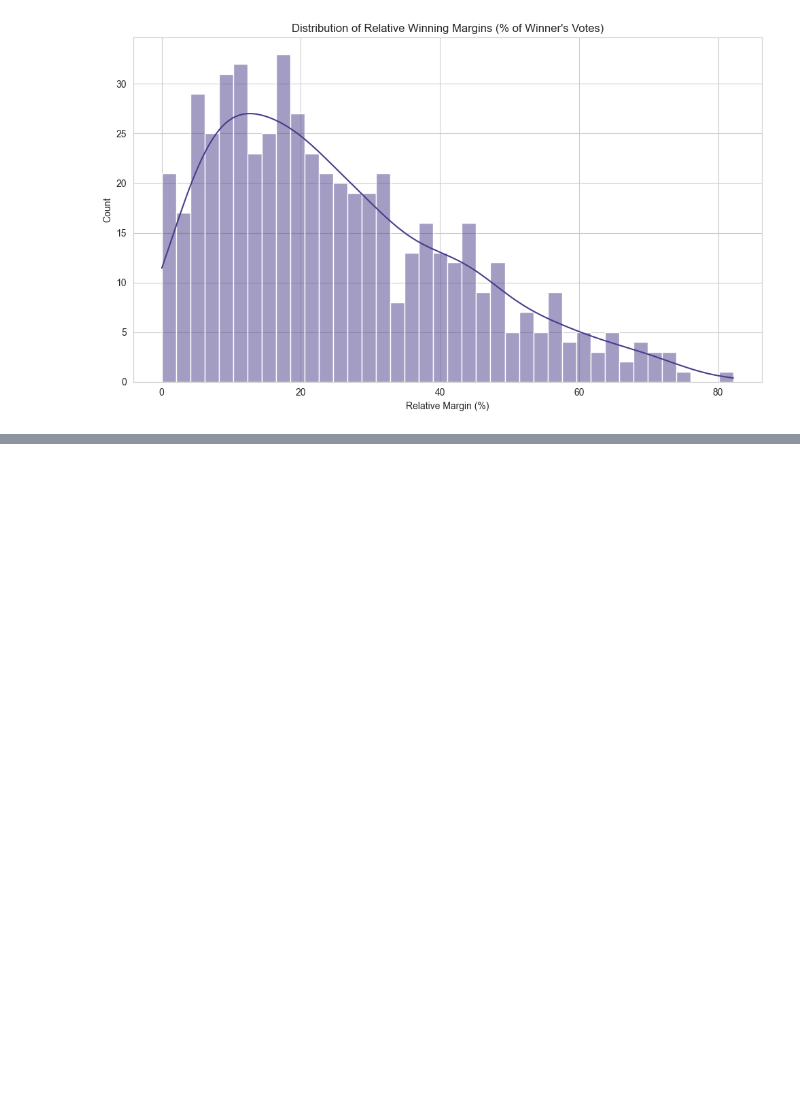
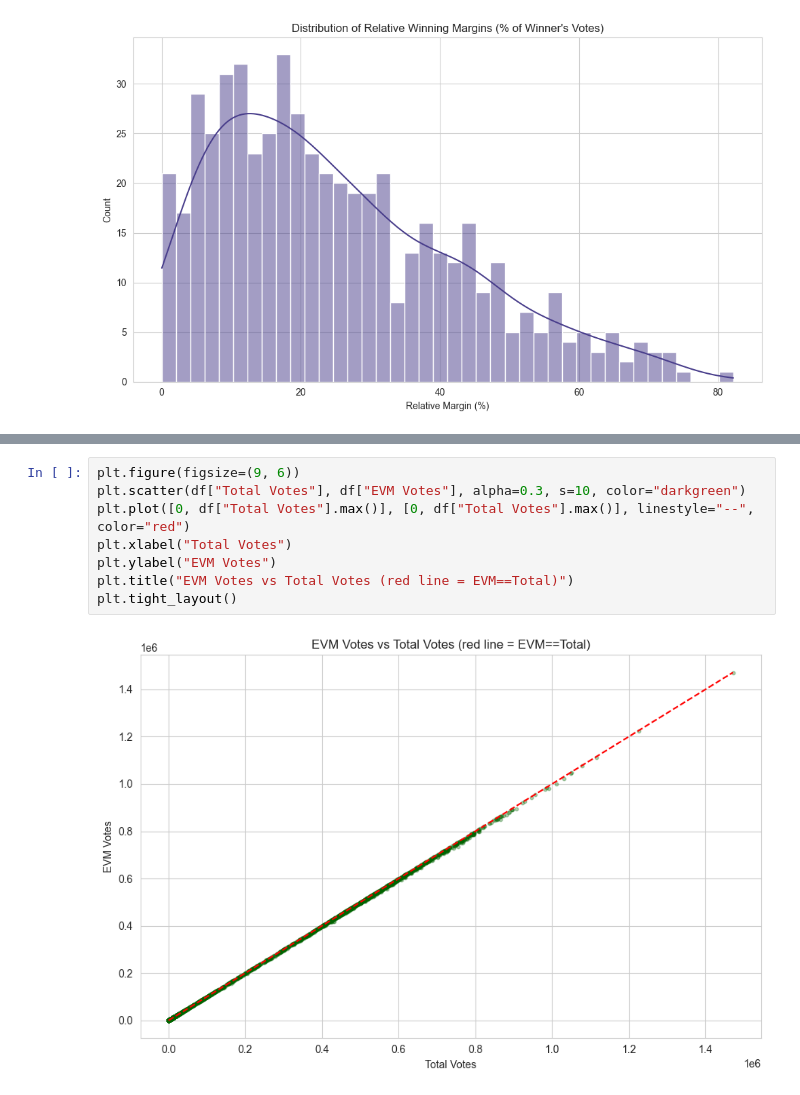
Before and after one commit to geershatisaxena/Election, a Jupyter notebook: res.ipynb, the cells around one changed output, grey strips where cells are left out. Drawn from its saved outputs; the diff is of its cells as text; blank space fills up the shorter version.

```diff
--- a/res.ipynb
+++ b/res.ipynb
@@ -1479,0 +1490,10 @@ plt.tight_layout()
+# %%
+plt.figure(figsize=(9, 6))
+plt.scatter(df["Total Votes"], df["EVM Votes"], alpha=0.3, s=10, color="darkgreen")
+plt.plot([0, df["Total Votes"].max()], [0, df["Total Votes"].max()], linestyle="--", color="red")
+plt.xlabel("Total Votes")
+plt.ylabel("EVM Votes")
+plt.title("EVM Votes vs Total Votes (red line = EVM==Total)")
+plt.tight_layout()
+# %% [output]
+[figure, added]
```
Also changed, not shown: parts of 2 cells of this notebook.
